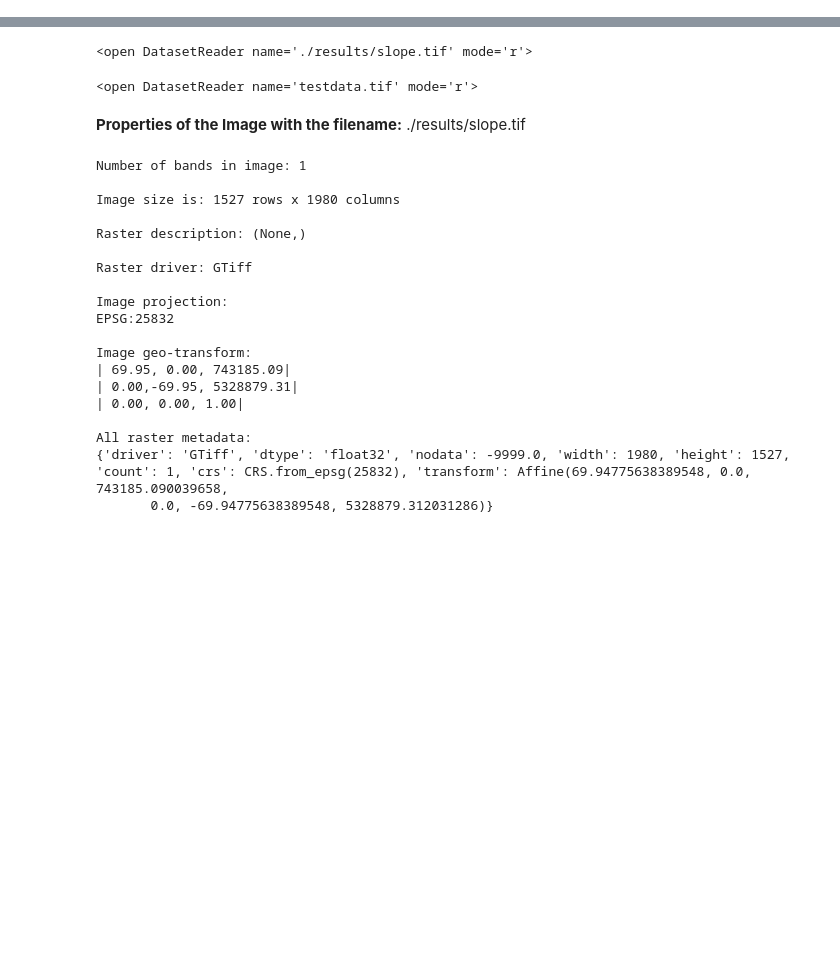
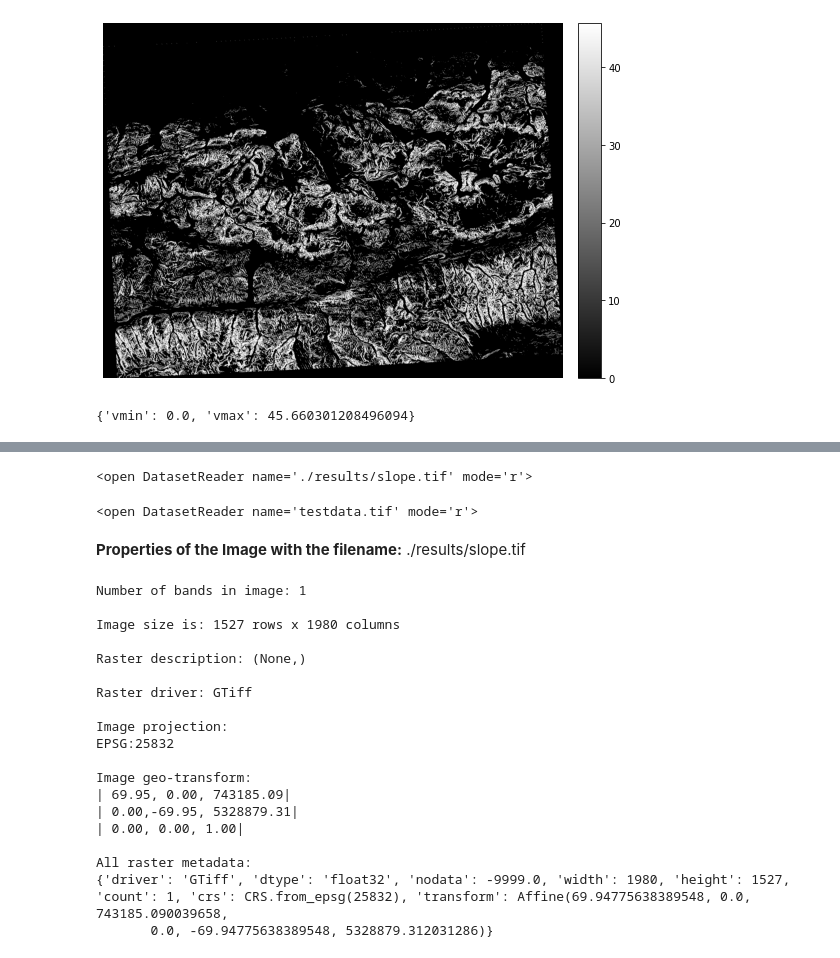
Before and after one commit to vibogh/softwareDev_finProject, a Jupyter notebook: finalproject.ipynb, the cells around one changed output, grey strips where cells are left out. Cells and saved outputs as stored; diff of their text form; code cells hidden in the pictures; blank space fills up the shorter version.

```diff
--- a/finalproject.ipynb
+++ b/finalproject.ipynb
@@ -61,28 +65,32 @@ rd.SaveGDAL("./results/profile_curvature.tif", profile_curvature)
 # %%
 ## calculate slope with angles ranging from 28 to 54 degrees
 cmd = 'gdal_calc.py --calc="A*logical_and(A>=28,A<=54)" --outfile=./results/slope_relevant.tif -A ./results/slope.tif --NoDataValue=0'
 os.system(cmd)
-
-# slope_relevant =  rd.LoadGDAL("slope_relevant.tif", no_data=-9999)
-# rd.rdShow(slope_relevant, axes=False, cmap='gray', figsize=(8,5.5))
 
 ## colorize relevant slope
 cmd1 = 'gdaldem color-relief ./results/slope_relevant.tif color_slope_gradient.txt ./results/slope_relevant_color.tif -nearest_color_entry -alpha'
 os.system(cmd1)
 
 ## generate hillshade
 cmd2 = 'gdaldem hillshade ./results/testdata_EPSG25832.tif ./results/hillshade.tif'
 os.system(cmd2)
 
 ## colorize aspect in cardinal directions N=green, E=red, S=violett, W=yellow
 cmd3 = 'gdaldem color-relief ./results/aspect.tif color_aspect_cardinal_directions.txt ./results/aspect_color.tif -nearest_color_entry'
 os.system(cmd3)
 
 ## calculate profile curvature >0
 cmd4 = 'gdal_calc.py --calc="A*(A<0)" --outfile=./results/profile_curvature_relevant.tif -A ./results/profile_curvature.tif --NoDataValue=0'
 os.system(cmd4)
 
 ## combine profile_curvature_color with hillshade
 cmd5 = 'gdal_merge.py -separate -n -9999 -o ./results/new_rgb.tif ./results/profile_curvature_relevant.tif ./results/hillshade.tif'
 os.system(cmd5)
+
+## load and show slope_relevant.tif
+slope_relevant =  rd.LoadGDAL("./results/slope_relevant.tif", no_data=-9999)
+rd.rdShow(slope_relevant, axes=False, cmap='gray', figsize=(8,5.5))
+# %% [output]
+[figure, added]
+{'vmin': 0.0, 'vmax': 45.660301208496094}
 # %%
```
Also changed, not shown: parts of 7 cells of this notebook.
